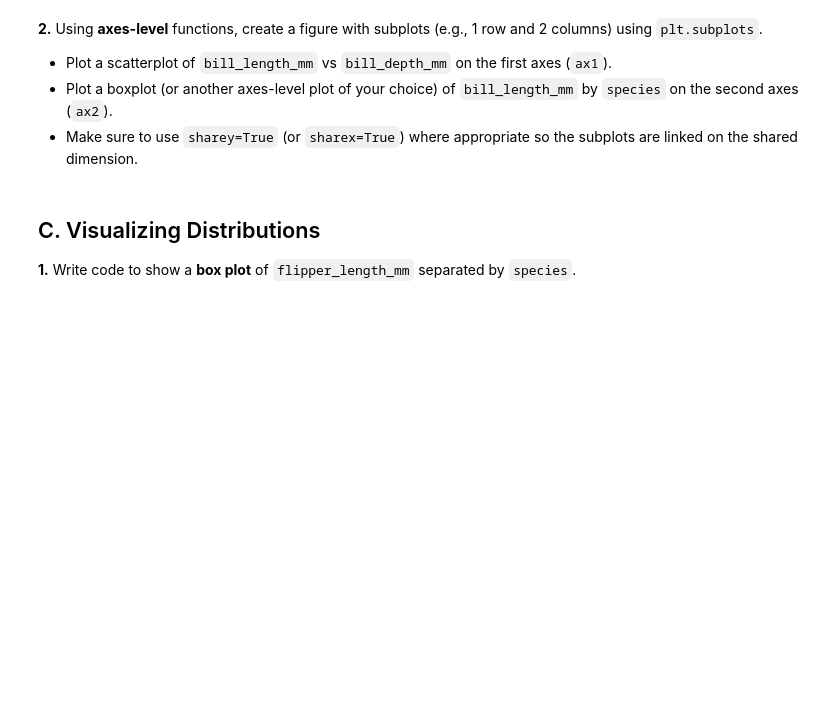
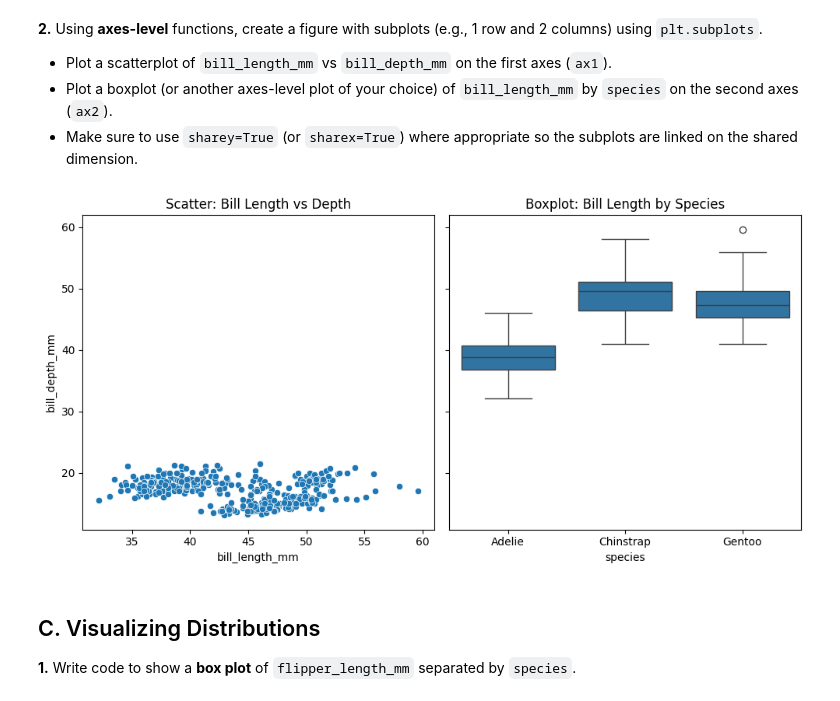
Before and after one commit to HassanAlgoz/AAI, a Jupyter notebook: student/C2/M3/m3-2_exercise.ipynb, the cells around one changed output. Drawn from its saved outputs; the diff is of its cells as text; code cells hidden in the pictures; blank space fills up the shorter version.

```diff
--- a/student/C2/M3/m3-2_exercise.ipynb
+++ b/student/C2/M3/m3-2_exercise.ipynb
@@ -68,3 +73,16 @@ Key Differences Between Histograms and Bar Plots
+# %%
+fig, (ax1, ax2) = plt.subplots(1, 2, figsize=(10, 5), sharey=True)
+
+sns.scatterplot(data=df, x="bill_length_mm", y="bill_depth_mm", ax=ax1)
+ax1.set_title("Scatter: Bill Length vs Depth")
+
+sns.boxplot(data=df, x="species", y="bill_length_mm", ax=ax2)
+ax2.set_title("Boxplot: Bill Length by Species")
+
+plt.tight_layout()
+plt.show()
+# %% [output]
+[figure, added]
 # %% [markdown]
 ## C. Visualizing Distributions
 
```
Also changed, not shown: parts of 3 cells of this notebook.
